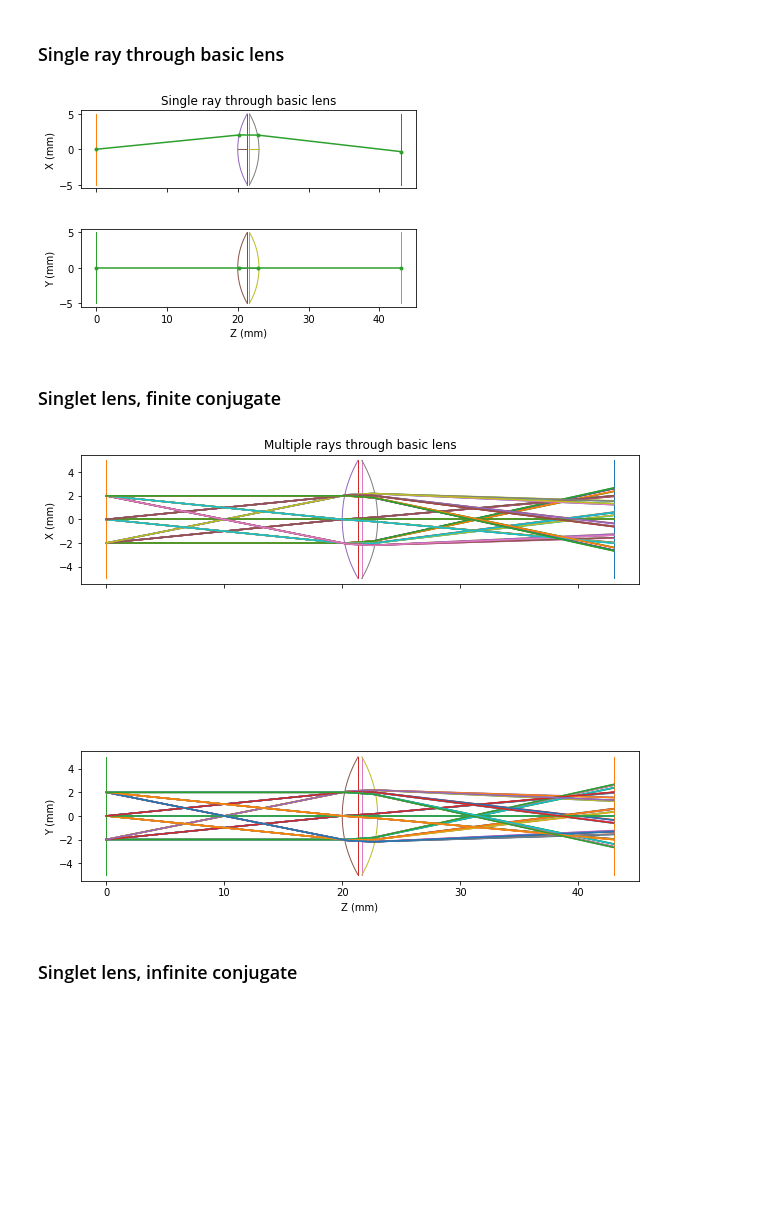
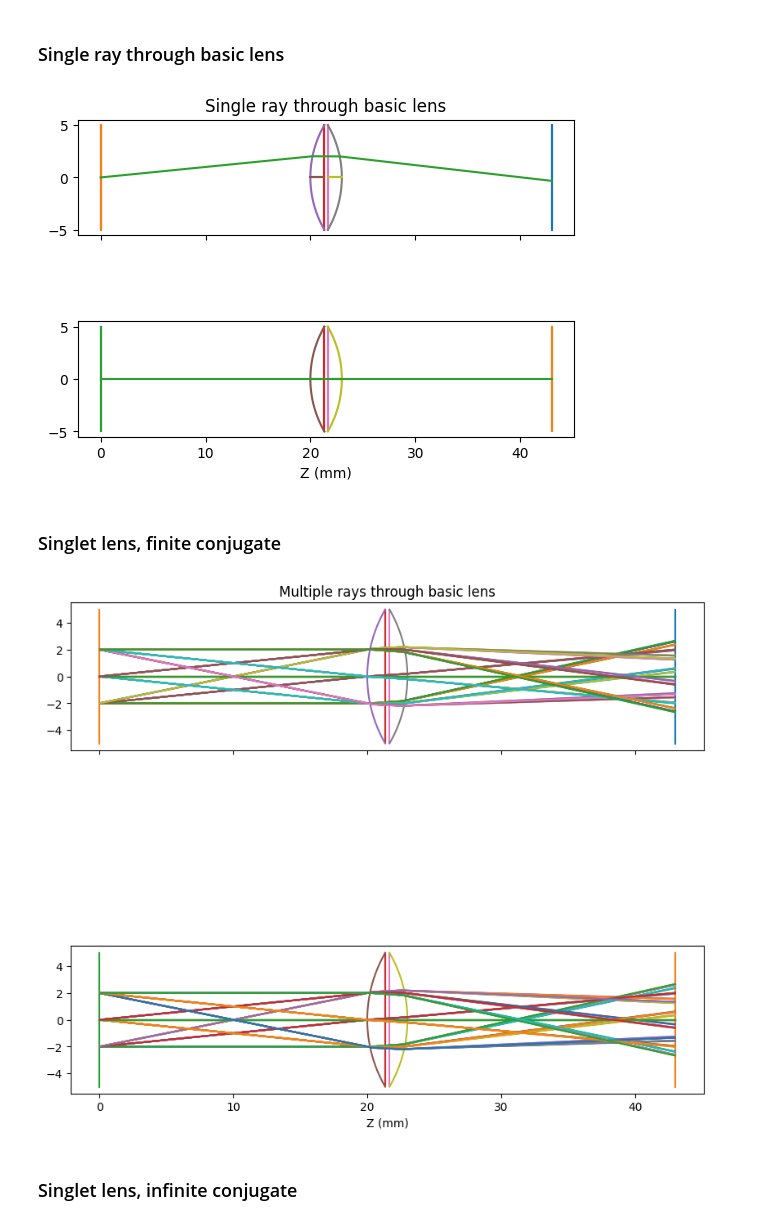
Before and after one commit to bassistTech/rayTrace, a Jupyter notebook: notebooks/ray trace test.ipynb, the cells around one changed output. Saved outputs shown, nothing was run; the diff lists cells and outputs as text; code cells hidden in the pictures; blank space fills up the shorter version.

```diff
--- a/notebooks/ray trace test.ipynb
+++ b/notebooks/ray trace test.ipynb
@@ -14,37 +15,37 @@ import opticsRayTrace.rayTraceTools as rtt
 def test1():
     surface_list = [
         {"surf": "dummy", "dist": 20, "draw_radius": 5},
         {
             "surf": "conic",
             "dist": 3,
             "c": 1 / 10,
             "k": 0,
             "material": "N-BK7",
             "draw_radius": 5,
         },
         {
             "surf": "conic",
             "dist": 20,
             "c": -1 / 10,
             "k": 0,
             "draw_radius": 5,
         },
         {"surf": "dummy", "draw_radius": 5}
     ]
     geometry = rtt.build_geometry(surface_list)
     field_points = np.array([[0, 0, 0]])
     pupil_points = np.array([[1, 0, 10]])
     wavls = np.array([0.000633]) # wavelengths in mm, sorry
     ray_table = rtt.new_ray_table(geometry, field_points, pupil_points, wavls)
     rtt.propagate_ray(ray_table, geometry)
-    axd = rtt.new_plot_xy()
-    rtt.plot_faces(axd, geometry)
-    rtt.plot_rays(axd, geometry, ray_table, marker = '.')
+    axd = rtd.new_plot_xy()
+    rtd.plot_faces(axd, geometry)
+    rtd.plot_rays(axd, geometry, ray_table, marker = '.')
     axd["axs"][0].set_title("Single ray through basic lens")
 
 test1()
 # %% [output]
-[figure, old version]
+[figure, new version]
 # %% [markdown]
 ### Singlet lens, finite conjugate
 # %%
@@ -77,14 +78,14 @@ def test2():
     wavls = np.array([0.000633]) # wavelengths in mm, sorry
     ray_table = rtt.new_ray_table(geometry, field_points, pupil_points, wavls)
     rtt.propagate_ray(ray_table, geometry)
-    axd = rtt.new_plot_xy(figsize = (10, 10))
-    rtt.plot_faces(axd, geometry)
-    rtt.plot_rays(axd, geometry, ray_table)
+    axd = rtd.new_plot_xy(figsize = (10, 10))
+    rtd.plot_faces(axd, geometry)
+    rtd.plot_rays(axd, geometry, ray_table)
     axd["axs"][0].set_title("Multiple rays through basic lens")
 
 test2()
 # %% [output]
-[figure, old version]
+[figure, new version]
 # %% [markdown]
 ### Singlet lens, infinite conjugate
 # %%
```
Also changed, not shown: parts of 12 cells of this notebook, 9 other files.
